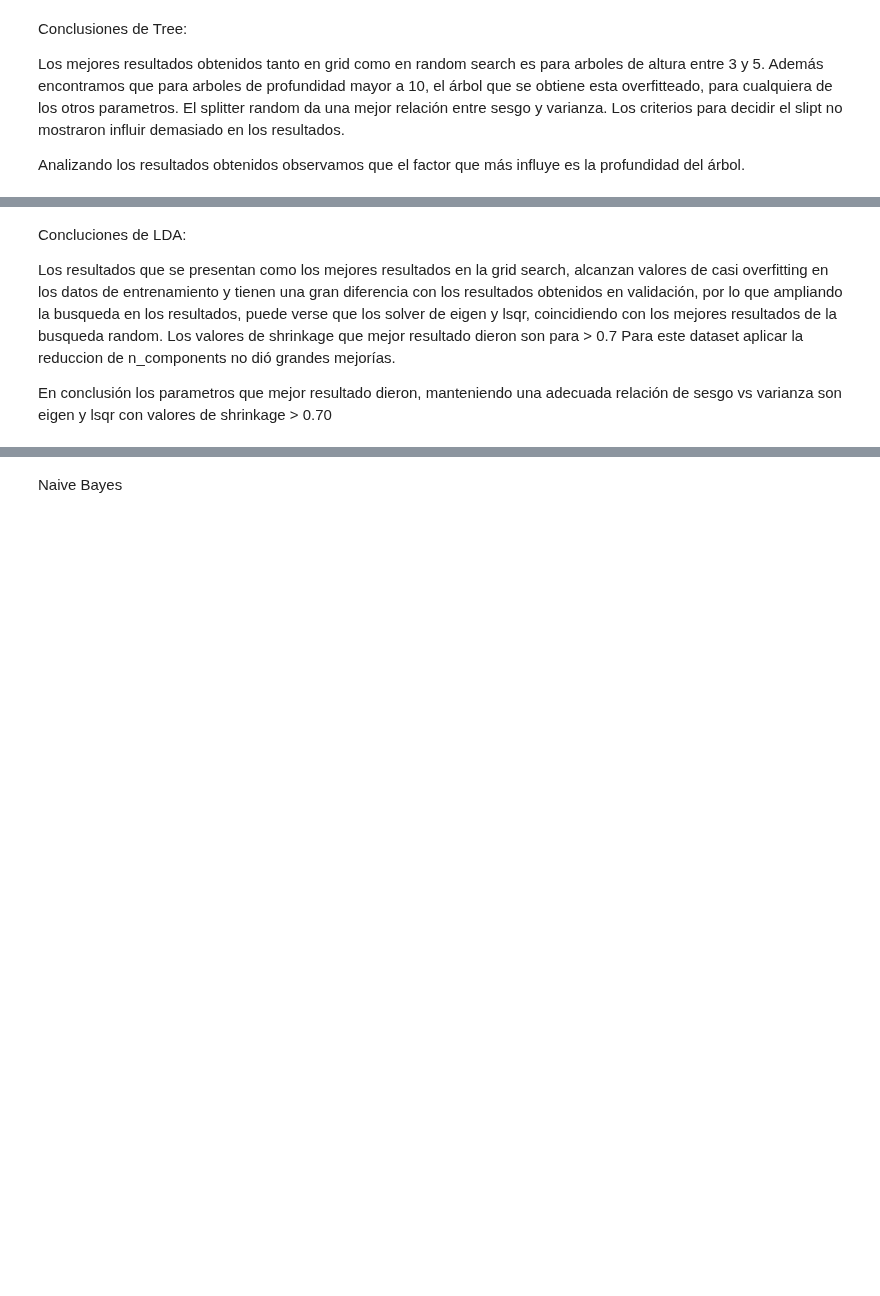
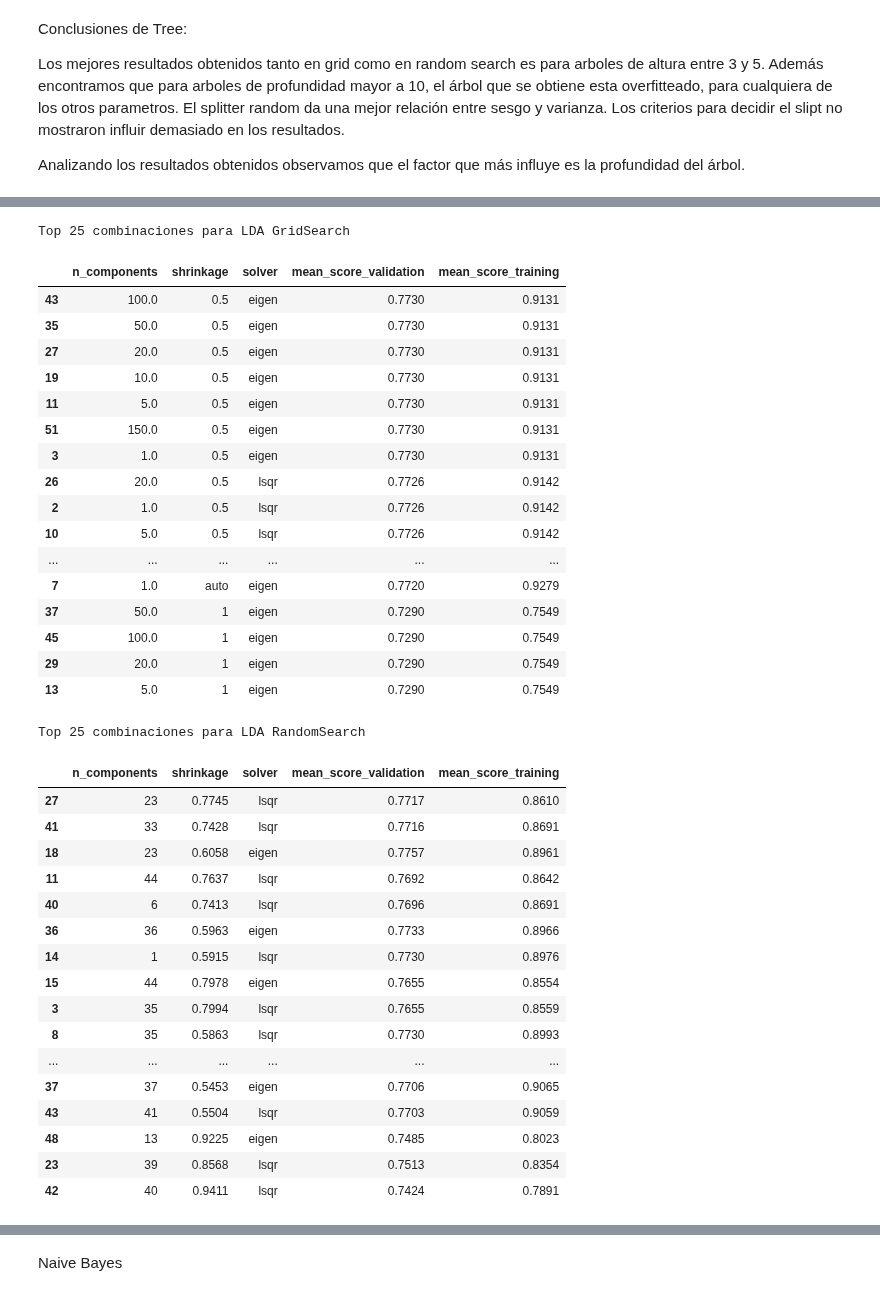
Before and after one commit to cosa65/aprendizajeAutomatico, a Jupyter notebook: TP1/TP1.ipynb, the cells around one changed output, grey strips where cells are left out. Saved outputs shown, nothing was run; the diff lists cells and outputs as text; code cells hidden in the pictures; blank space fills up the shorter version.

```diff
--- a/TP1/TP1.ipynb
+++ b/TP1/TP1.ipynb
@@ -909,19 +983,48 @@ Se agregarán intancias al azar para shrinkage y n_components
 # %%
-lda_parameters_grid = [{'solver': ['lsqr', 'eigen'], 'shrinkage': [0, 0.5, 1], 'n_components': [1, 5, 10, 20, 50, 100, 150]}, {'solver': ['lsqr']},
+lda_parameters_grid = [{'solver': ['lsqr', 'eigen'], 'shrinkage': [0, 0.5, 1, 'auto'], 'n_components': [1, 5, 10, 20, 50, 100, 150]}, {'solver': ['lsqr']},
                        {'solver': ['eigen']}]
 
-lda_parameters_random = {'solver': ['lsqr', 'eigen'], 'shrinkage': np.arange(0, 1, 0.000001), 'n_components': np.arange(1, 50, 1)}
-
+lda_parameters_random = {'solver': ['lsqr', 'eigen'], 'shrinkage': np.arange(0, 1, 0.000001).tolist() + ['auto'], 'n_components': np.arange(1, 50, 1)}
 
 grid_LDA_result = doSearch('grid', LinearDiscriminantAnalysis(), lda_parameters_grid)
 top_resultados(grid_LDA_result, "LDA GridSearch")
 
-
-random_LDA_result = doSearch('random', LinearDiscriminantAnalysis(), lda_parameters_random)
+random_LDA_result_grid = doSearch('random', LinearDiscriminantAnalysis(), lda_parameters_random)
 top_resultados(random_LDA_result, "LDA RandomSearch")
+# %% [output]
+Top 25 combinaciones para LDA GridSearch
+|  | n_components | shrinkage | solver | mean_score_validation | mean_score_training |
+| 43 | 100.0 | 0.5 | eigen | 0.7730 | 0.9131 |
+| 35 | 50.0 | 0.5 | eigen | 0.7730 | 0.9131 |
+| 27 | 20.0 | 0.5 | eigen | 0.7730 | 0.9131 |
+| 19 | 10.0 | 0.5 | eigen | 0.7730 | 0.9131 |
+| 11 | 5.0 | 0.5 | eigen | 0.7730 | 0.9131 |
+| 51 | 150.0 | 0.5 | eigen | 0.7730 | 0.9131 |
+| 3 | 1.0 | 0.5 | eigen | 0.7730 | 0.9131 |
+| 26 | 20.0 | 0.5 | lsqr | 0.7726 | 0.9142 |
+| 2 | 1.0 | 0.5 | lsqr | 0.7726 | 0.9142 |
+| 10 | 5.0 | 0.5 | lsqr | 0.7726 | 0.9142 |
+| ... | ... | ... | ... | ... | ... |
+| 7 | 1.0 | auto | eigen | 0.7720 | 0.9279 |
+| 37 | 50.0 | 1 | eigen | 0.7290 | 0.7549 |
+| 45 | 100.0 | 1 | eigen | 0.7290 | 0.7549 |
+| 29 | 20.0 | 1 | eigen | 0.7290 | 0.7549 |
+| 13 | 5.0 | 1 | eigen | 0.7290 | 0.7549 |
+Top 25 combinaciones para LDA RandomSearch
+|  | n_components | shrinkage | solver | mean_score_validation | mean_score_training |
+| 27 | 23 | 0.7745 | lsqr | 0.7717 | 0.8610 |
+| 41 | 33 | 0.7428 | lsqr | 0.7716 | 0.8691 |
+| 18 | 23 | 0.6058 | eigen | 0.7757 | 0.8961 |
+| 11 | 44 | 0.7637 | lsqr | 0.7692 | 0.8642 |
+| 40 | 6 | 0.7413 | lsqr | 0.7696 | 0.8691 |
+| 36 | 36 | 0.5963 | eigen | 0.7733 | 0.8966 |
+| 14 | 1 | 0.5915 | lsqr | 0.7730 | 0.8976 |
+| 15 | 44 | 0.7978 | eigen | 0.7655 | 0.8554 |
+| 3 | 35 | 0.7994 | lsqr | 0.7655 | 0.8559 |
+| 8 | 35 | 0.5863 | lsqr | 0.7730 | 0.8993 |
+| ... | ... | ... | ... | ... | ... |
+| 37 | 37 | 0.5453 | eigen | 0.7706 | 0.9065 |
+| 43 | 41 | 0.5504 | lsqr | 0.7703 | 0.9059 |
+| 48 | 13 | 0.9225 | eigen | 0.7485 | 0.8023 |
+| 23 | 39 | 0.8568 | lsqr | 0.7513 | 0.8354 |
+| 42 | 40 | 0.9411 | lsqr | 0.7424 | 0.7891 |
-# %% [markdown]
-Concluciones de LDA:
-
-Los resultados que se presentan como los mejores resultados en la grid search, alcanzan valores de casi overfitting en los datos de entrenamiento y tienen una gran diferencia con los resultados obtenidos en validación, por lo que ampliando la busqueda en los resultados, puede verse que los solver de eigen y lsqr, coincidiendo con los mejores resultados de la busqueda random. Los valores de shrinkage que mejor resultado dieron son para > 0.7 Para este dataset aplicar la reduccion de n_components no dió grandes mejorías.
-
-En conclusión los parametros que mejor resultado dieron, manteniendo una adecuada relación de sesgo vs varianza son eigen y lsqr con valores de shrinkage > 0.70
```
Also changed, not shown: parts of 7 cells of this notebook.
